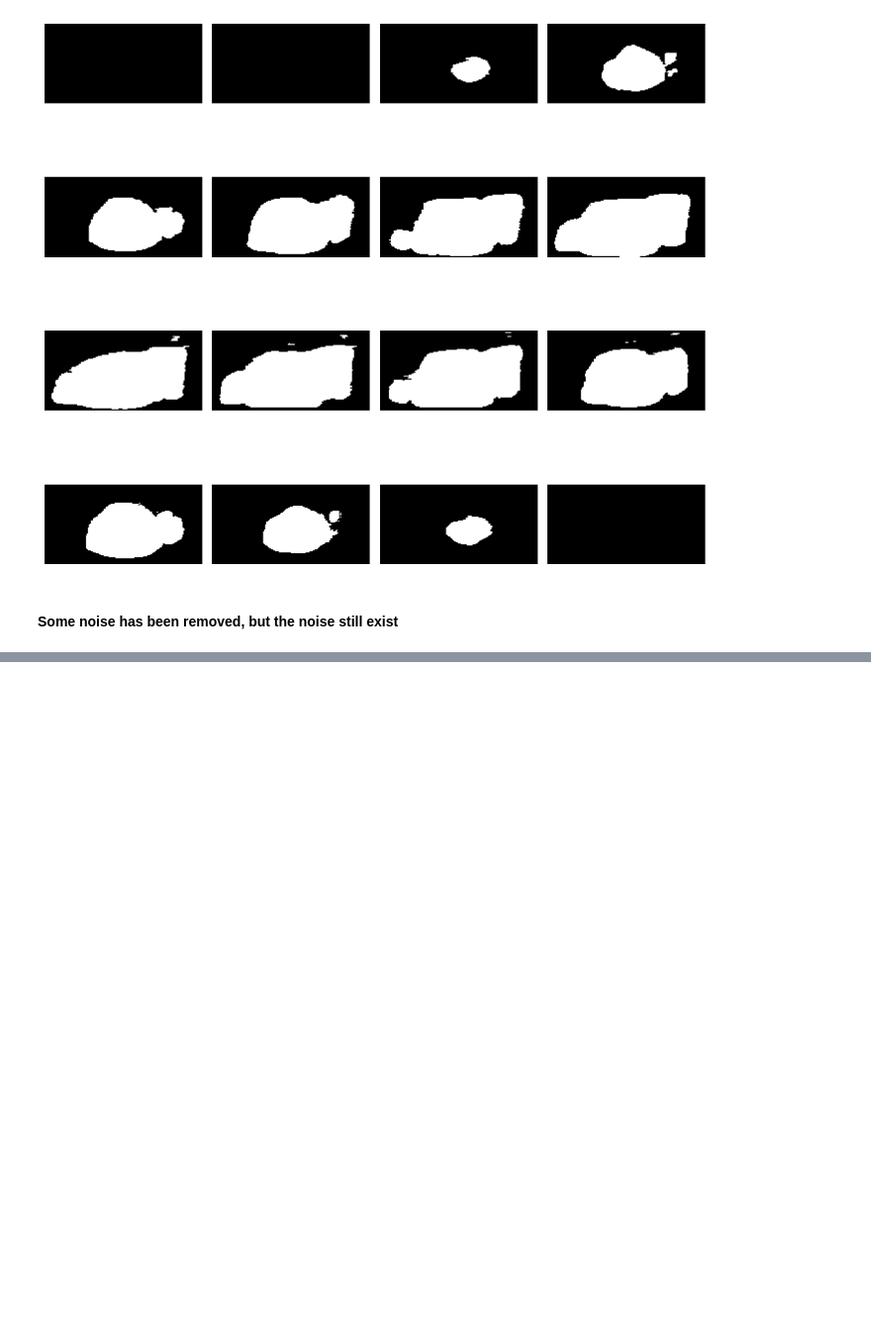
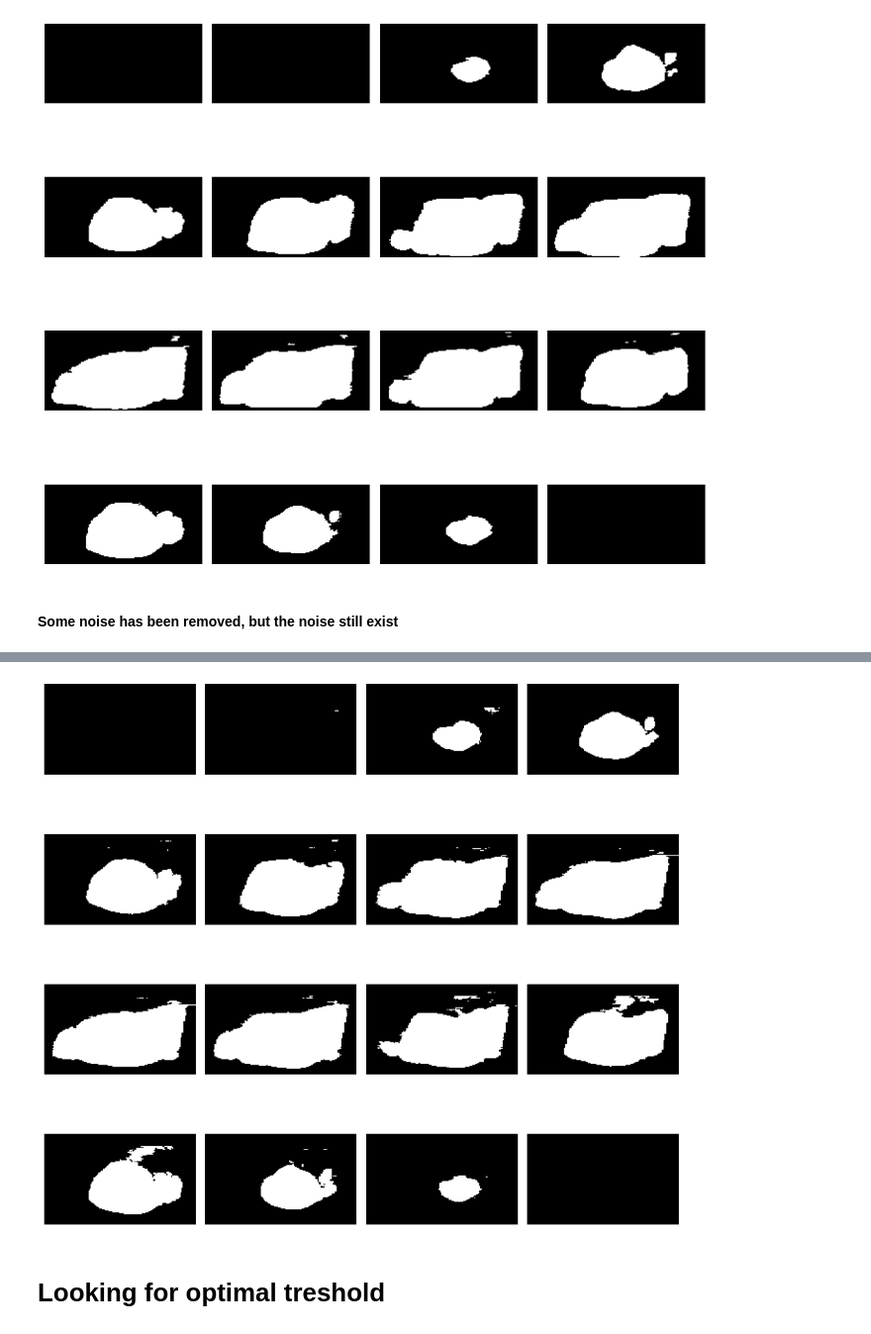
Before and after one commit to AnriiGegliuk/mice_MRI_analysis, a Jupyter notebook: notebooks/3d_vis.ipynb, the cells around one changed output, grey strips where cells are left out. Shown at 99% size. Drawn from its saved outputs; the diff is of its cells as text; code cells hidden in the pictures; blank space fills up the shorter version.

```diff
--- a/notebooks/3d_vis.ipynb
+++ b/notebooks/3d_vis.ipynb
@@ -257,0 +324,7 @@ plt.show()
+# %%
+# visualizing before transformation
+ploting_to_png(vis_img, 'cleaned_mask_before')
+# %% [output]
+[figure, added]
+# %% [markdown]
+# Looking for optimal treshold
```
Also changed, not shown: parts of 7 cells of this notebook.
